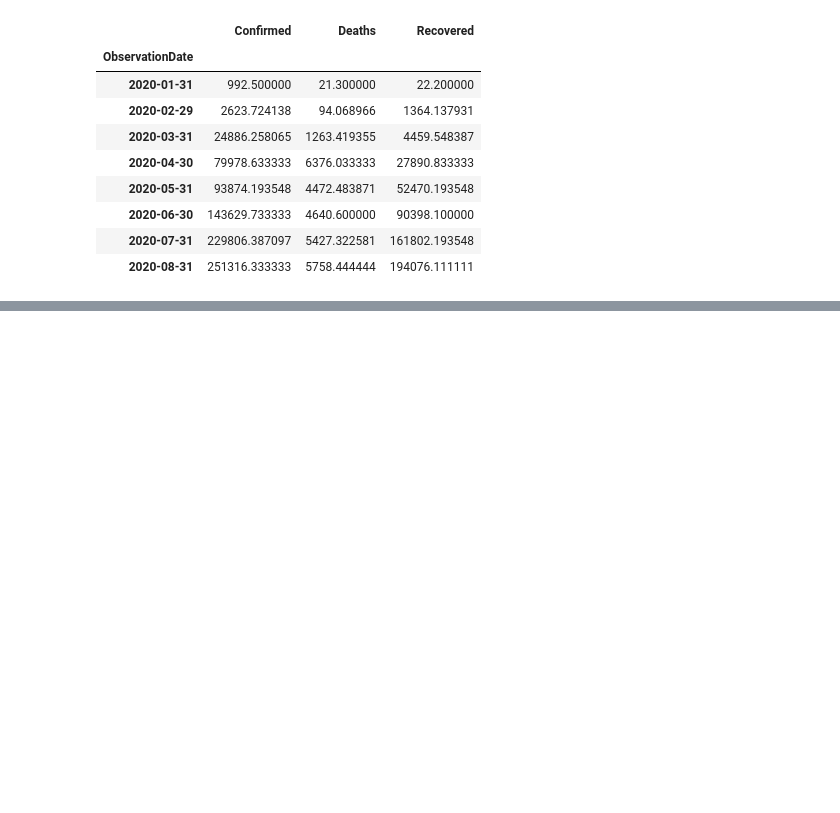
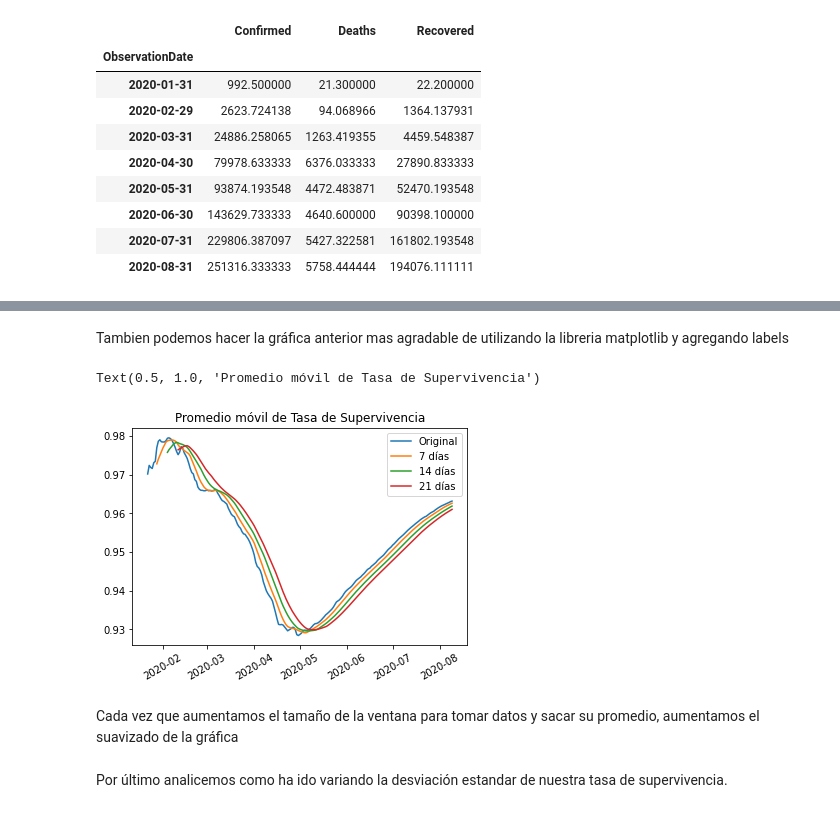
Before and after one commit to francomanca93/analisis-de-datos, a Jupyter notebook: 3-Aplicando-pandas/17_Series_de_tiempo_y_visualizacioes.ipynb, the cells around one changed output, grey strips where cells are left out. Drawn from its saved outputs; the diff is of its cells as text; code cells hidden in the pictures; blank space fills up the shorter version.

```diff
--- a/3-Aplicando-pandas/17_Series_de_tiempo_y_visualizacioes.ipynb
+++ b/3-Aplicando-pandas/17_Series_de_tiempo_y_visualizacioes.ipynb
@@ -367,0 +598,20 @@ df_diff.resample('M').mean()
+# %% [markdown]
+Tambien podemos hacer la gráfica anterior mas agradable de utilizando la libreria matplotlib y agregando labels
+# %%
+import matplotlib.pyplot as plt
+
+plt.plot(serie, label = 'Original')
+plt.plot(serie.rolling(window = 7).mean(), label = '7 días')
+plt.plot(serie.rolling(window = 14).mean(), label = '14 días')
+plt.plot(serie.rolling(window = 21).mean(), label = '21 días')
+
+plt.xticks(rotation = '30')
+plt.legend()
+plt.title('Promedio móvil de Tasa de Supervivencia')
+# %% [output]
+Text(0.5, 1.0, 'Promedio móvil de Tasa de Supervivencia')
+[figure, added]
+# %% [markdown]
+Cada vez que aumentamos el tamaño de la ventana para tomar datos y sacar su promedio, aumentamos el suavizado de la gráfica
+# %% [markdown]
+Por último analicemos como ha ido variando la desviación estandar de nuestra tasa de supervivencia.
```
Also changed, not shown: parts of 30 cells of this notebook.
